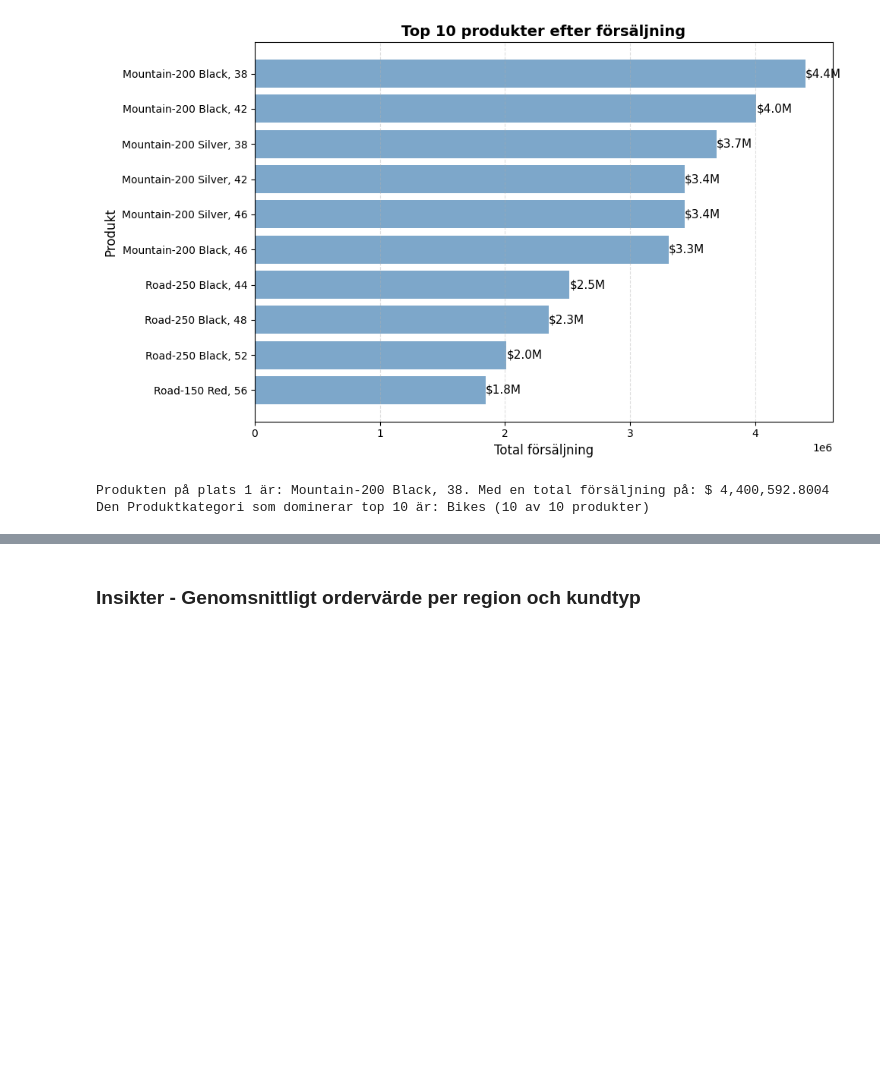
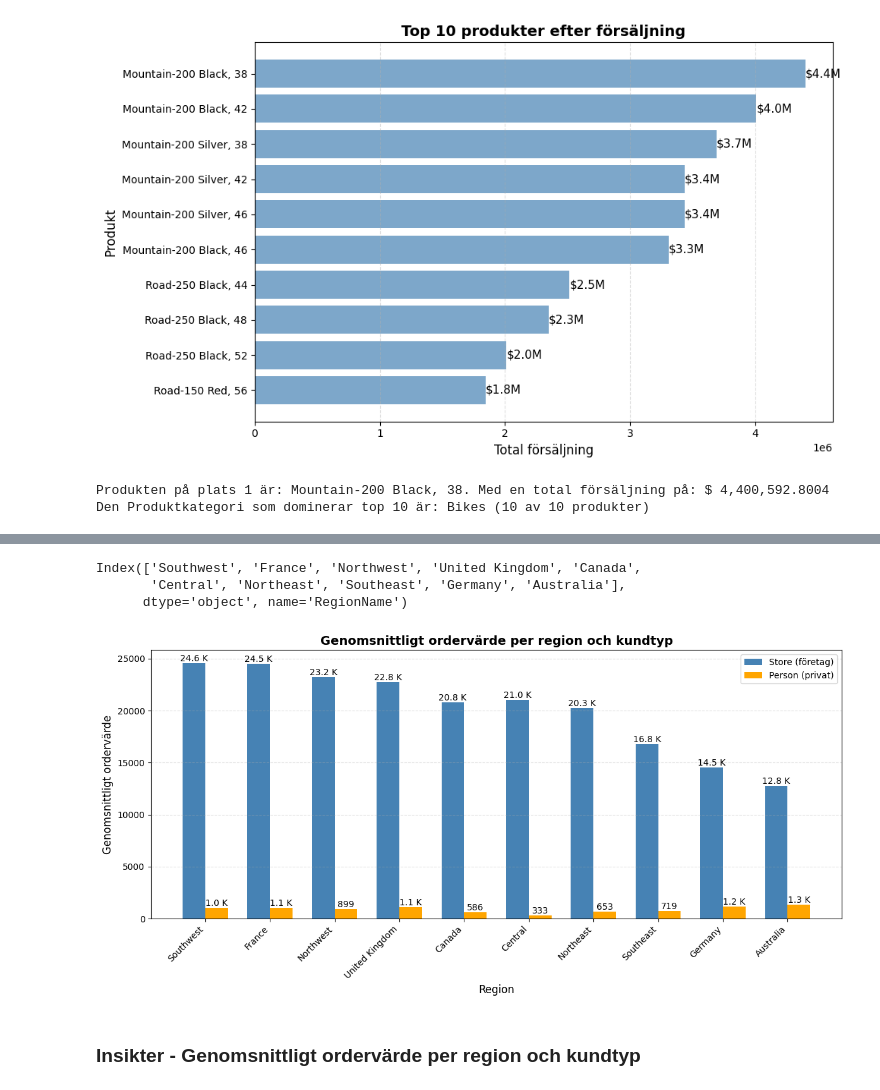
Before and after one commit to Shara-Hysen/adventureworks-sales-analysis-assignment, a Jupyter notebook: analysis.ipynb, the cells around one changed output, grey strips where cells are left out. Drawn from its saved outputs; the diff is of its cells as text; code cells hidden in the pictures; blank space fills up the shorter version.

```diff
--- a/analysis.ipynb
+++ b/analysis.ipynb
@@ -396,2 +525,65 @@ Samtidigt innebär den starka koncentrationen till en enda modellfamilj en poten
 # %%
-# Kod
+query_vis7 = """
+SELECT
+    st.Name AS RegionName,
+    CASE
+        WHEN c.StoreID IS NOT NULL THEN 'Store'
+        ELSE 'Person'
+    END AS CustomType,
+    SUM(soh.SubTotal) AS TotalSales,
+    COUNT(*) AS OrderCount
+FROM Sales.SalesTerritory st
+INNER JOIN Sales.Customer c ON st.TerritoryID = c.TerritoryID
+INNER JOIN Sales.SalesOrderHeader soh ON c.CustomerID = soh.CustomerID
+GROUP BY st.Name,
+         CASE WHEN c.StoreID IS NOT NULL THEN 'Store' ELSE 'Person' END
+ORDER BY st.Name, CustomType DESC
+"""
+
+df_vis7 = query_df(query_vis7)
+
+# Skapa ny kolumn med avg för varje rad
+df_vis7['AvgOrderValue'] = df_vis7['TotalSales'] / df_vis7['OrderCount']
+display(df_vis7)
+
+# Gruppera på region och sortera på totalt genomsnitt
+region_order = (df_vis7.groupby('RegionName')['AvgOrderValue']
+              .mean()
+              .sort_values(ascending=False)
+              .index
+              )
+
+# Dela upp "Store" och "Person" i separata DataFrames
+df_store = df_vis7[df_vis7['CustomType'] == 'Store'].set_index('RegionName')
+df_person = df_vis7[df_vis7['CustomType'] == 'Person'].set_index('RegionName')
+
+# Data
+regions = region_order                                      # x-axel
+store_values = df_store.loc[regions]['AvgOrderValue']       # Stapel 1 "Store"
+person_values = df_person.loc[regions]['AvgOrderValue']     # Stapel 2 "Person"
+
+# Positioner för grupperade staplar
+x = np.arange(len(regions))
+width = 0.35
+
+# Skapa diagram med två y-axlar (olika skalor)
+fig, ax = plt.subplots(figsize=(12,6))
+
+# Stapel 1 - Store
+ax.bar(x - width/2, store_values, width, label='Store (företag)', color='steelblue')
+# Stapel 2 - Person
+ax.bar(x + width/2, person_values, width, label='Person (privat)', color='orange')
+
+autolabel(ax, store_values, width=0.35, offset=-width/2)
+autolabel(ax, person_values, width=0.35, offset=+width/2)
+
+ax.set_xlabel('Region', fontsize=12)
+ax.set_ylabel('Genomsnittligt ordervärde', fontsize=12)
+ax.set_title('Genomsnittligt ordervärde per region och kundtyp',fontsize=14, fontweight='bold')
+ax.set_xticks(x)
+ax.set_xticklabels(regions, rotation=45, ha='right')
+ax.grid(axis='y', linestyle='--', alpha=0.4)
+ax.legend()
+plt.tight_layout()
+plt.show()
+# %% [output]
@@ -398,2 +607,6 @@ Samtidigt innebär den starka koncentrationen till en enda modellfamilj en poten
+Index(['Southwest', 'France', 'Northwest', 'United Kingdom', 'Canada',
+       'Central', 'Northeast', 'Southeast', 'Germany', 'Australia'],
+      dtype='object', name='RegionName')
+[figure, added]
 # %% [markdown]
 ### Insikter - Genomsnittligt ordervärde per region och kundtyp
```
Also changed, not shown: parts of 11 cells of this notebook, 1 other file.
